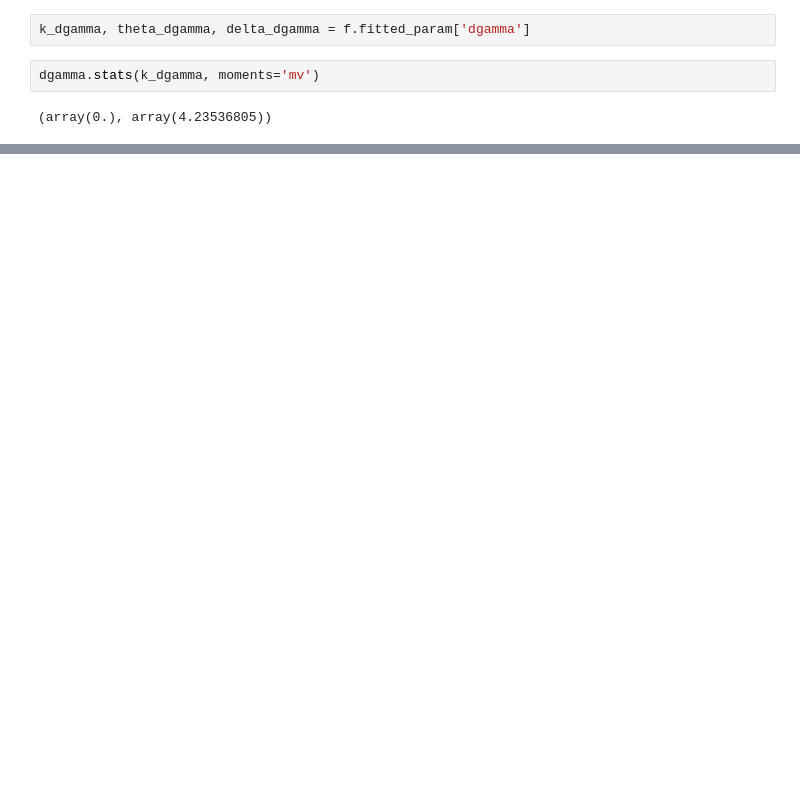
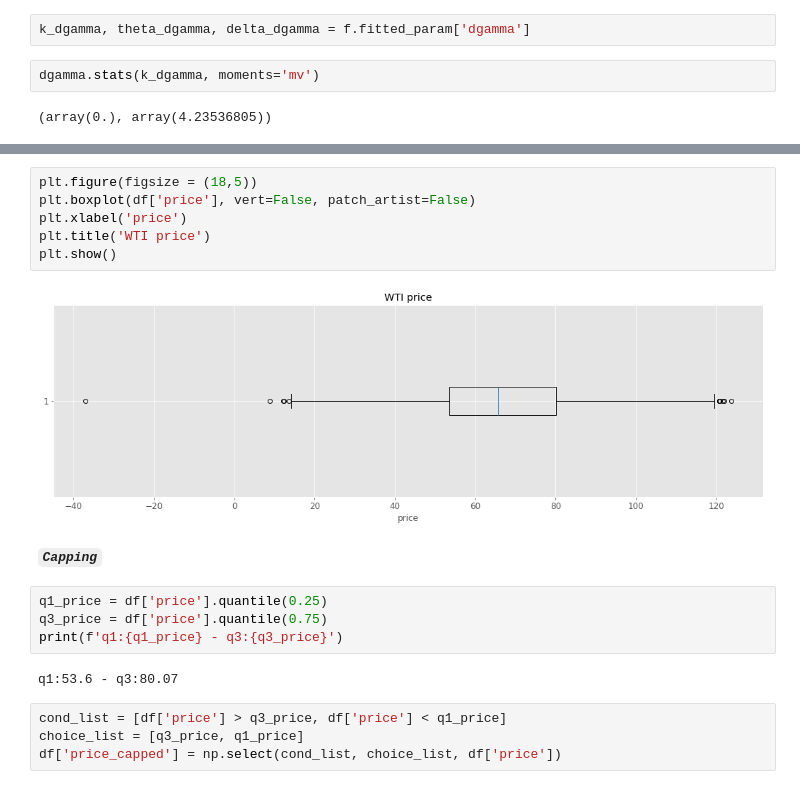
Before and after one commit to miguelvelazco0116/PriceSim, a Jupyter notebook: genhyp_prices.ipynb, the cells around one changed output, grey strips where cells are left out. Saved outputs shown, nothing was run; the diff lists cells and outputs as text; blank space fills up the shorter version.

```diff
--- a/genhyp_prices.ipynb
+++ b/genhyp_prices.ipynb
@@ -597,0 +663,20 @@ random_data = stats.genhyperbolic.rvs(shape, skewness, kurtosis, scale, size=n_s
+# %%
+plt.figure(figsize = (18,5))
+plt.boxplot(df['price'], vert=False, patch_artist=False)
+plt.xlabel('price')
+plt.title('WTI price')
+plt.show()
+# %% [output]
+[figure, added]
+# %% [markdown]
+***`Capping`***
+# %%
+q1_price = df['price'].quantile(0.25)
+q3_price = df['price'].quantile(0.75)
+print(f'q1:{q1_price} - q3:{q3_price}')
+# %% [output]
+q1:53.6 - q3:80.07
+# %%
+cond_list = [df['price'] > q3_price, df['price'] < q1_price]
+choice_list = [q3_price, q1_price]
+df['price_capped'] = np.select(cond_list, choice_list, df['price'])
```
Also changed, not shown: parts of 45 cells of this notebook.
